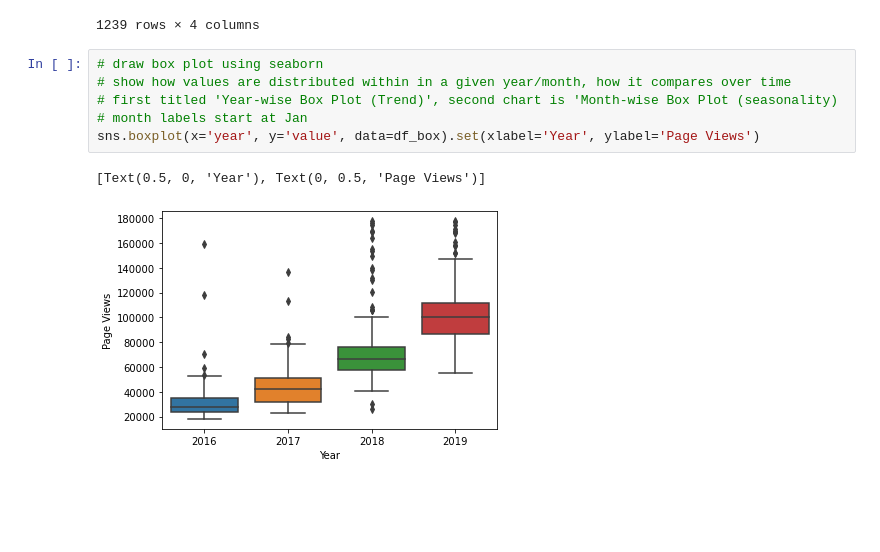
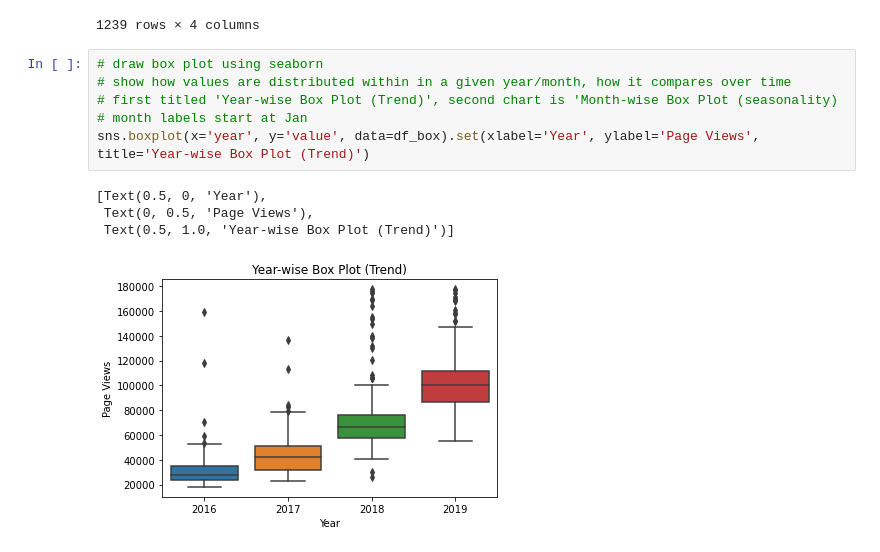
Before and after one commit to jmacdonald2010/page-view-time-series-visualizer, a Jupyter notebook: sketches.ipynb, the cells around one changed output. Cells and saved outputs as stored; diff of their text form; blank space fills up the shorter version.

```diff
--- a/sketches.ipynb
+++ b/sketches.ipynb
@@ -111,12 +111,14 @@ df_box
 # %%
 # draw box plot using seaborn
 # show how values are distributed within in a given year/month, how it compares over time
 # first titled 'Year-wise Box Plot (Trend)', second chart is 'Month-wise Box Plot (seasonality)
 # month labels start at Jan
-sns.boxplot(x='year', y='value', data=df_box).set(xlabel='Year', ylabel='Page Views')
+sns.boxplot(x='year', y='value', data=df_box).set(xlabel='Year', ylabel='Page Views', title='Year-wise Box Plot (Trend)')
 # %% [output]
-[Text(0.5, 0, 'Year'), Text(0, 0.5, 'Page Views')]
+[Text(0.5, 0, 'Year'),
+ Text(0, 0.5, 'Page Views'),
+ Text(0.5, 1.0, 'Year-wise Box Plot (Trend)')]
-[figure, old version]
+[figure, new version]
 # %%
 # other plot
 # still need to figure out how to get it on the same figure.
```
Also changed, not shown: parts of 2 cells of this notebook, 2 other files.
